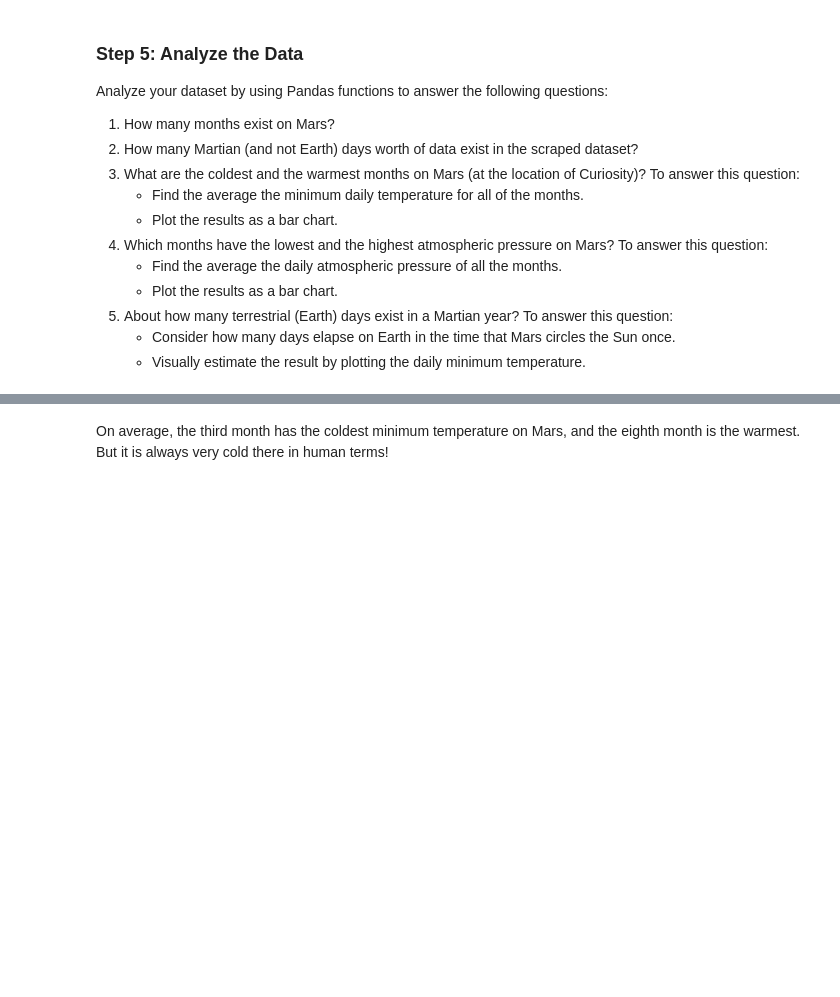
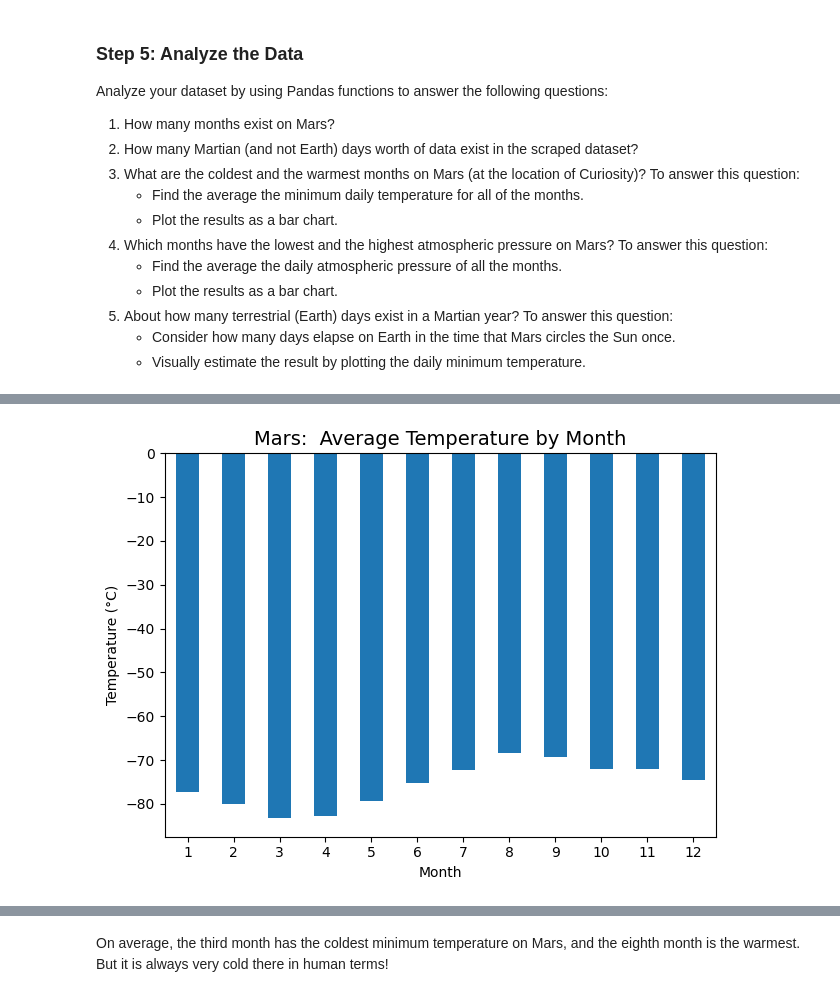
Before and after one commit to byTravis/Module11_Web-Scraping-Challenge, a Jupyter notebook: part_2_mars_weather.ipynb, the cells around one changed output, grey strips where cells are left out. Saved outputs shown, nothing was run; the diff lists cells and outputs as text; code cells hidden in the pictures; blank space fills up the shorter version.

```diff
--- a/part_2_mars_weather.ipynb
+++ b/part_2_mars_weather.ipynb
@@ -150,3 +161,6 @@ Name: month, dtype: int64
 # %%
 # 3. What is the average low temperature by month?
+avg_temp = (mars_df.groupby("month")['min_temp'].mean())
+avg_temp = pd.DataFrame(avg_temp).rename(columns={"min_temp" : "avg_temp"})
+avg_temp
 # %% [output]
@@ -174,0 +181,16 @@ Name: min_temp, dtype: float64
+# %%
+# Plot the average temperature by month
+avg_temp.plot(kind='bar')
+
+# Style and display plot
+plt.title("Mars:  Average Temperature by Month", fontsize=14)
+plt.xlabel("Month", fontsize = 10)
+plt.ylabel("Temperature (\u00b0C)", fontsize = 10)
+plt.xticks(rotation="horizontal")
+plt.legend().remove()
+plt.tight_layout()
+
+plt.savefig("images/Mars-Average-Temperature.png")
+plt.show()
+# %% [output]
+[figure, added]
```
Also changed, not shown: parts of 12 cells of this notebook, 5 other files.
